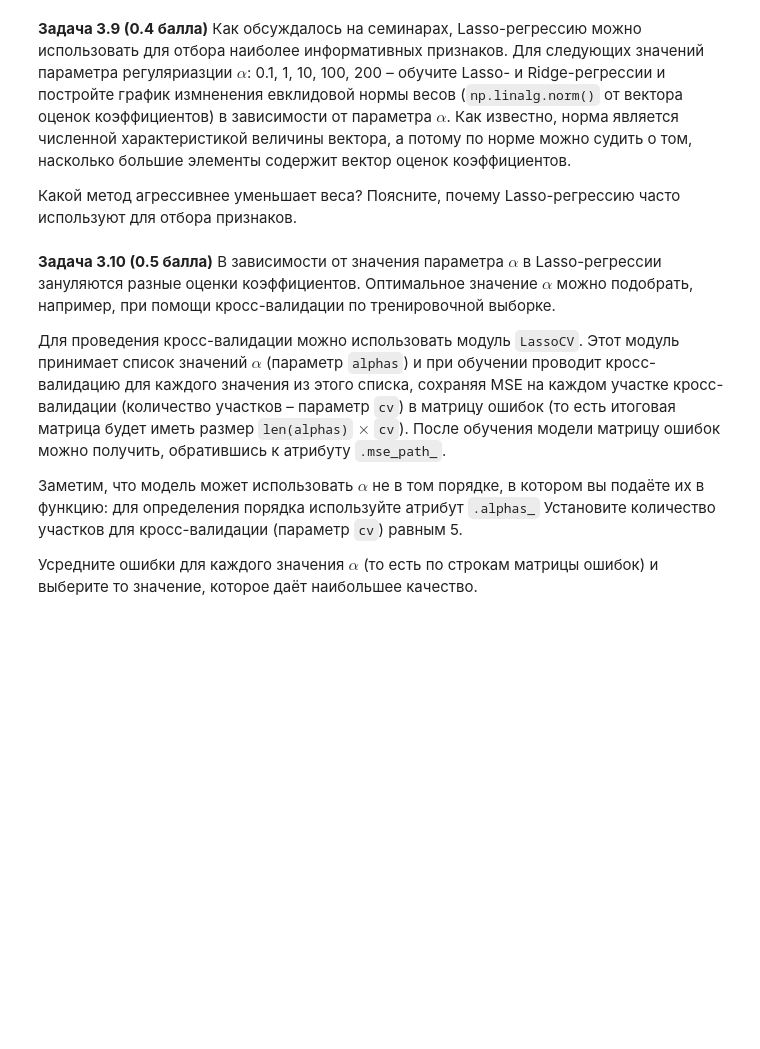
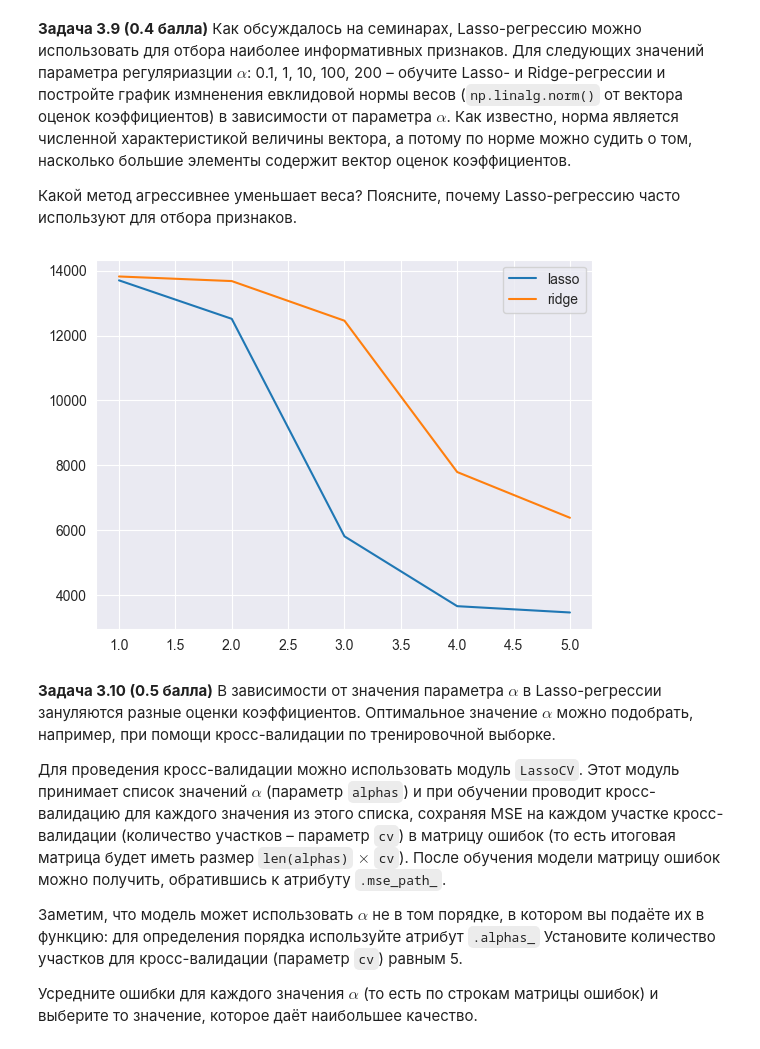
Before and after one commit to Vdmrl/HSE-IDA-ML, a Jupyter notebook: hw4/hw04_knn_linreg.ipynb, the cells around one changed output. Saved outputs shown, nothing was run; the diff lists cells and outputs as text; code cells hidden in the pictures; blank space fills up the shorter version.

```diff
--- a/hw4/hw04_knn_linreg.ipynb
+++ b/hw4/hw04_knn_linreg.ipynb
@@ -537,6 +600,29 @@ $$
 **Задача 3.9 (0.4 балла)** Как обсуждалось на семинарах, Lasso-регрессию можно использовать для отбора наиболее информативных признаков. Для следующих значений параметра регуляриазции $\alpha$: 0.1, 1, 10, 100, 200 –  обучите Lasso- и Ridge-регрессии и постройте график измненения евклидовой нормы весов (`np.linalg.norm()` от вектора оценок коэффициентов) в зависимости от параметра $\alpha$. Как известно, норма является численной характеристикой величины вектора, а потому по норме можно судить о том, насколько большие элементы содержит вектор оценок коэффициентов.
 
 Какой метод агрессивнее уменьшает веса? Поясните, почему Lasso-регрессию часто используют для отбора признаков.
+# %%
+from sklearn.linear_model import Lasso, Ridge
+
+alphas = [0.1, 1, 10, 100, 200]
+lasso_coef_norm, ridge_coef_norm = [], []
+for a in alphas:  # перебираю все варианты.
+    # Чтобы избавится от цикла for можно рассматривать все alpha отдельно, но мне кажется это уже лишнее
+    lasso_reg = Lasso(alpha=a)
+    lasso_reg.fit(X_train, y_train)
+    lasso_coef_norm.append(np.linalg.norm(lasso_reg.coef_))
+
+    ridge_reg = Ridge(alpha=a)
+    ridge_reg.fit(X_train, y_train)
+    ridge_coef_norm.append(np.linalg.norm(ridge_reg.coef_))
+# %%
+plt.plot(range(1, 6), lasso_coef_norm, "-", label="lasso")
+plt.plot(range(1, 6), ridge_coef_norm, "-", label="ridge")
+plt.legend()
+plt.show()
+# из графика видно, что лассо намного агрессивнее уменьшает веса, к тому же она ещё и может полностью их занулять.
+# Лассо регрессия часто используется для отбора признаков, потому что (из за своей геометрической интерпретации) она может полностью занулить неинформативные признаки, которые не дают данных для прогнозирования (https://online.stat.psu.edu/stat508/book/export/html/749)
+# %% [output]
+[figure, added]
 # %% [markdown]
 **Задача 3.10 (0.5 балла)**
 В зависимости от значения параметра $\alpha$ в Lasso-регрессии зануляются разные оценки коэффициентов. Оптимальное значение $\alpha$ можно подобрать, например, при помощи кросс-валидации по тренировочной выборке.
```
Also changed, not shown: parts of 16 cells of this notebook.
